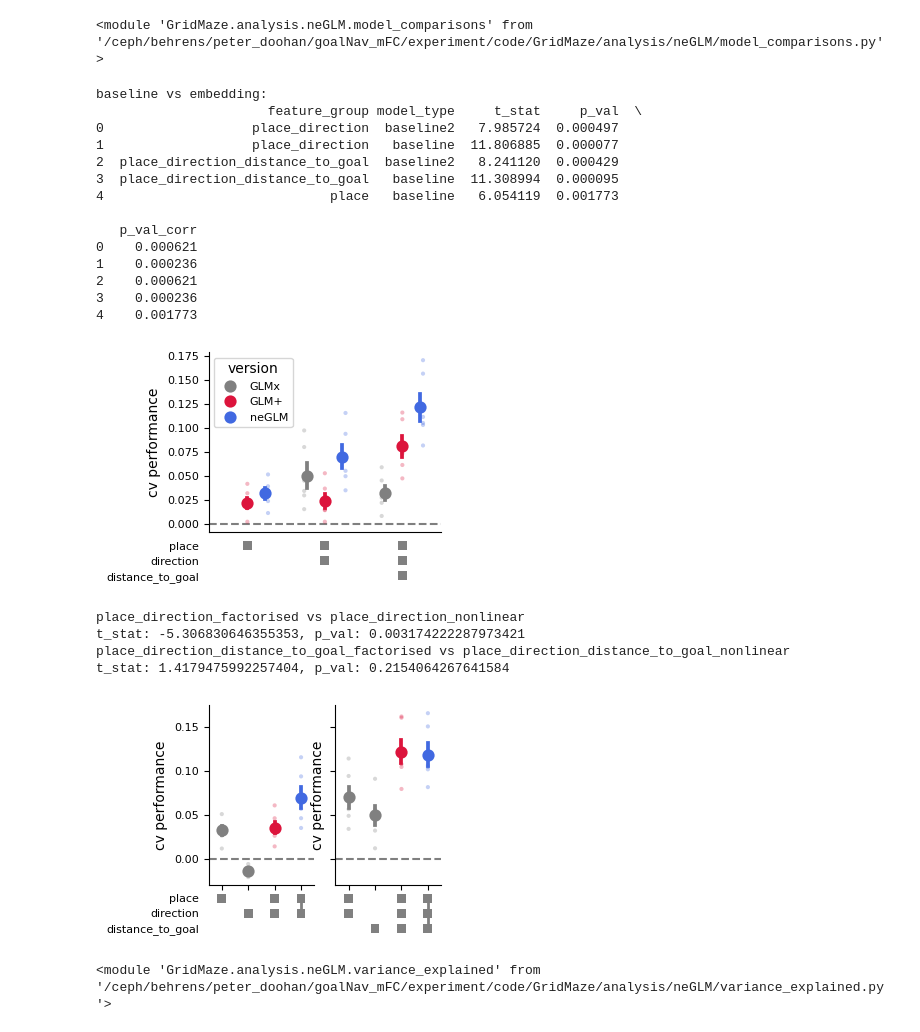
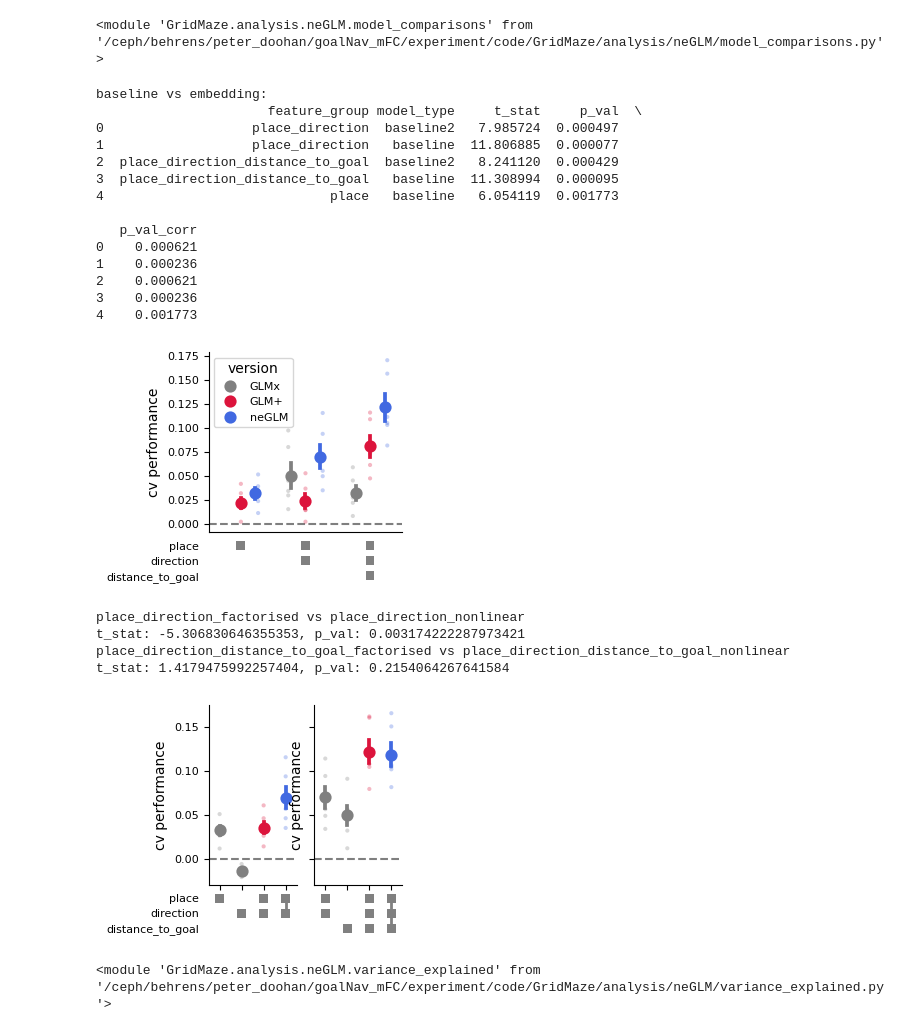
Before and after one commit to peterdoohan/GridMaze-mFC, a Jupyter notebook: Notebooks/6.neGLM.ipynb, the cells around one changed output. Cells and saved outputs as stored; diff of their text form; code cells hidden in the pictures.

Commit message:
updating summary plots

```diff
--- a/Notebooks/6.neGLM.ipynb
+++ b/Notebooks/6.neGLM.ipynb
@@ -36,27 +36,27 @@ FIG_SAVE_PATH = Path("../results/figures/6.neGLM")
 # %%
 reload(mc)
 nbe_validation = lms.load_model_set_cv_scores(
     model_set="performance_validation", maze_names=["maze_1", "maze_2", "rooms_maze"], all_completed=True
 )
-f, axes = plt.subplots(2, 1, sharex=True, figsize=(3, 3), gridspec_kw={"height_ratios": [4, 1], "hspace": 0.05})
+f, axes = plt.subplots(2, 1, sharex=True, figsize=(2.5, 3), gridspec_kw={"height_ratios": [4, 1], "hspace": 0.05})
 mc.plot_performance_validation(nbe_validation, plot_single_subjects=True, axes=axes)
 f.savefig(FIG_SAVE_PATH / "performance_validation.pdf")
 # %% [output]
 baseline vs embedding:
                       feature_group model_type     t_stat     p_val  \
 0                   place_direction  baseline2   7.985724  0.000497
 1                   place_direction   baseline  11.806885  0.000077
 2  place_direction_distance_to_goal  baseline2   8.241120  0.000429
 3  place_direction_distance_to_goal   baseline  11.308994  0.000095
 4                             place   baseline   6.054119  0.001773
 
    p_val_corr
 0    0.000621
 1    0.000236
 2    0.000621
 3    0.000236
 4    0.001773
-[figure, old version]
+[figure, new version]
 # %%
 reload(mc)
 interaction_validation_results = lms.load_model_set_cv_scores(
@@ -66,7 +66,7 @@ interaction_validation_results = lms.load_model_set_cv_scores(
 f, axes = plt.subplots(
     2,
     2,
-    figsize=(3, 3),
+    figsize=(2.5, 3),
     sharey="row",
     gridspec_kw={"height_ratios": [4, 1], "hspace": 0.05},
 )
@@ -93,7 +93,7 @@ place_direction_factorised vs place_direction_nonlinear
 t_stat: -5.306830646355353, p_val: 0.003174222287973421
 place_direction_distance_to_goal_factorised vs place_direction_distance_to_goal_nonlinear
 t_stat: 1.4179475992257404, p_val: 0.2154064267641584
-[figure, old version]
+[figure, new version]
 # %%
 from GridMaze.analysis.neGLM import variance_explained as ve
 
```
Also changed, not shown: parts of 3 cells of this notebook, 1 other file.
